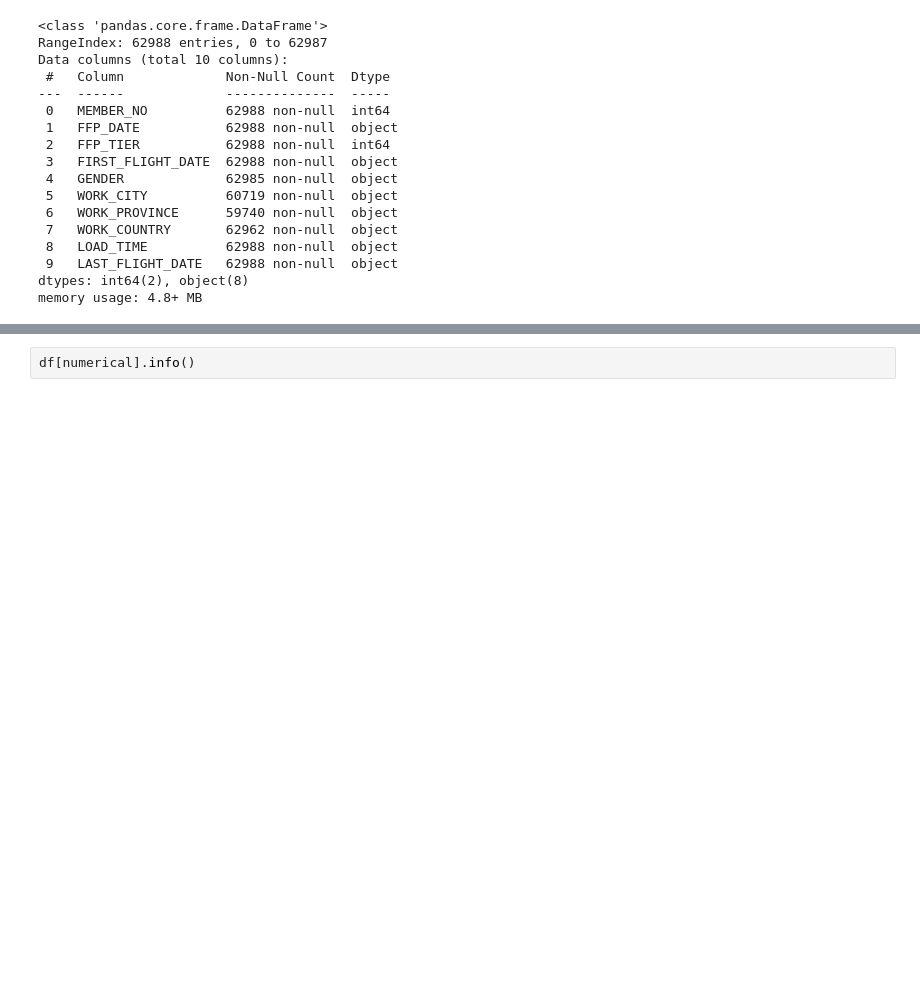
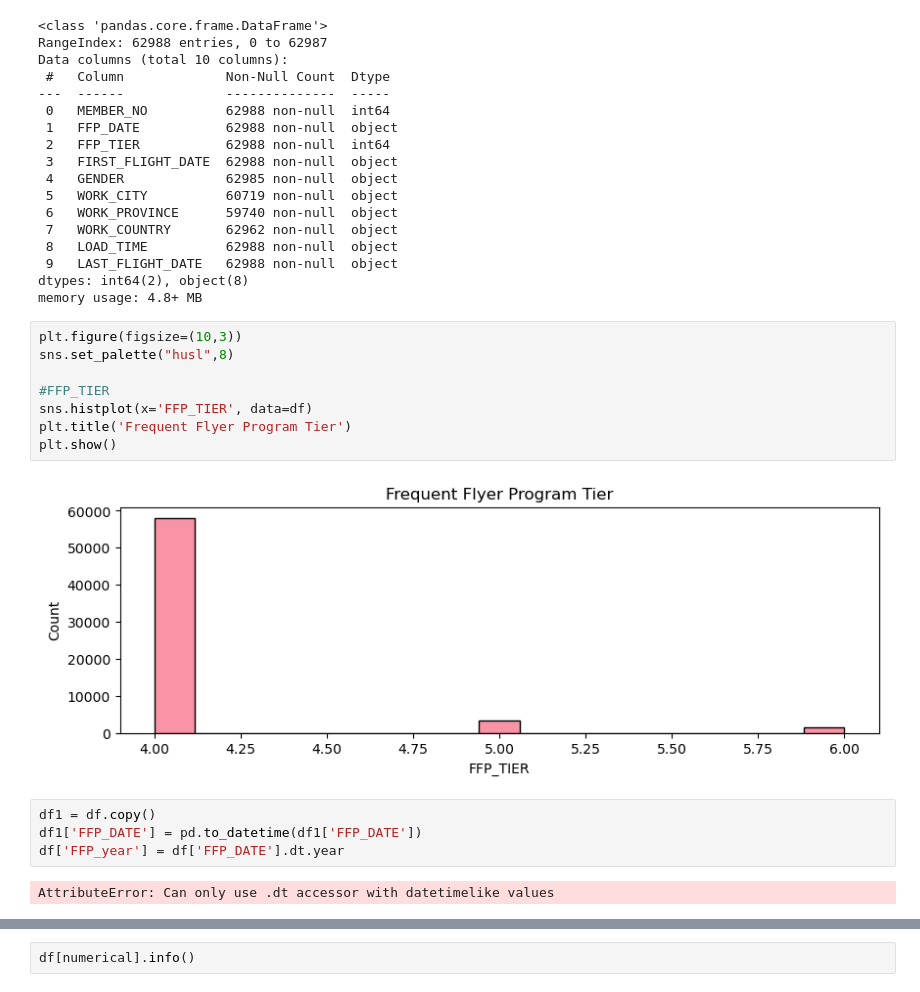
Before and after one commit to gbriansatria/Final-Project-Raka-MAX, a Jupyter notebook: Homework Stage 3/Homework Unsupervised Learning.ipynb, the cells around one changed output, grey strips where cells are left out. Cells and saved outputs as stored; diff of their text form; blank space fills up the shorter version.

```diff
--- a/Homework Stage 3/Homework Unsupervised Learning.ipynb
+++ b/Homework Stage 3/Homework Unsupervised Learning.ipynb
@@ -69,3 +141,19 @@ Data columns (total 10 columns):
  9   LAST_FLIGHT_DATE   62988 non-null  object
 dtypes: int64(2), object(8)
 memory usage: 4.8+ MB
+# %%
+plt.figure(figsize=(10,3))
+sns.set_palette("husl",8)
+
+#FFP_TIER
+sns.histplot(x='FFP_TIER', data=df)
+plt.title('Frequent Flyer Program Tier')
+plt.show()
+# %% [output]
+[figure, added]
+# %%
+df1 = df.copy()
+df1['FFP_DATE'] = pd.to_datetime(df1['FFP_DATE'])
+df['FFP_year'] = df['FFP_DATE'].dt.year
+# %% [output]
+AttributeError: Can only use .dt accessor with datetimelike values
```
Also changed, not shown: parts of 10 cells of this notebook.
